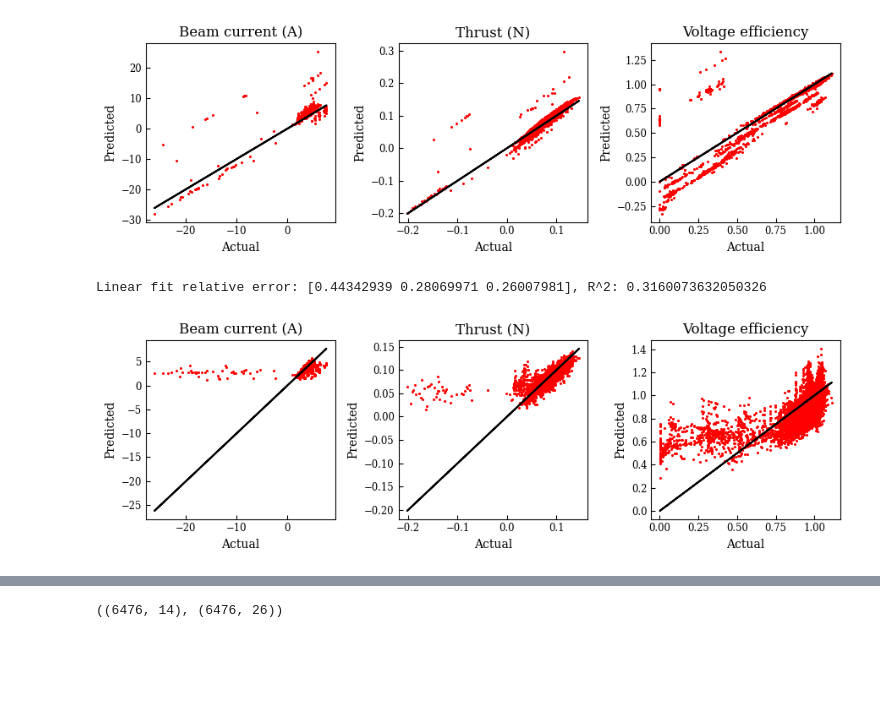
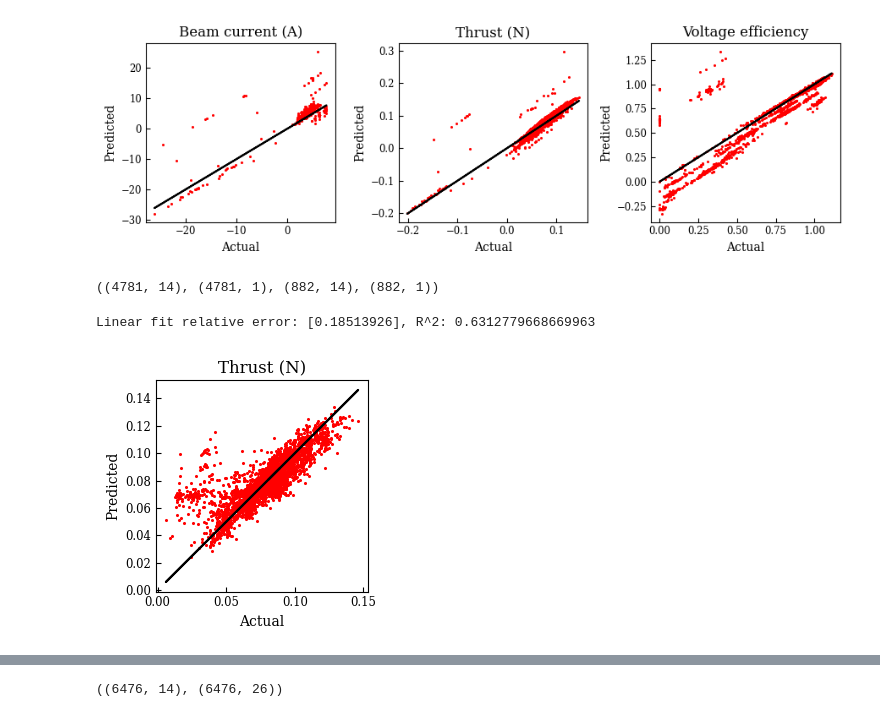
Before and after one commit to JANUS-Institute/HallThrusterPEM, a Jupyter notebook: sandbox/notebook/debug_convergence.ipynb, the cells around one changed output, grey strips where cells are left out. Drawn from its saved outputs; the diff is of its cells as text; code cells hidden in the pictures; blank space fills up the shorter version.

```diff
--- a/sandbox/notebook/debug_convergence.ipynb
+++ b/sandbox/notebook/debug_convergence.ipynb
@@ -14,20 +14,20 @@ from utils import ax_default
 # %%
 # Load the full SystemSurrogate
 save_dir = 'build_2023-07-18T01.48.39'
-root_dir = Path('../surrogates') / save_dir
+root_dir = Path('../../surrogates') / save_dir
 surr = SystemSurrogate.load_from_file(root_dir / 'sys' / 'sys_final.pkl', root_dir=root_dir)
 surr.set_output_dir({'Thruster': None})  # Don't save outputs for testing
-qoi_idx = [1, 2, 3]
+qoi_idx = [2]
 
 # Load training set (just thruster i/o)
-with open(Path('../surrogates') / 'training_set.pkl', 'rb') as fd:
+with open(Path('../../surrogates') / 'training_set.pkl', 'rb') as fd:
     data = pickle.load(fd)
     xtrain = data['x']   # (N, 14)
     ytrain = data['y']   # (N, ydim)
 ytrain = ytrain[:, [i-1 for i in qoi_idx]]
 
 # Load test set (global system i/o)
-with open(Path('../surrogates') / 'test_set.pkl', 'rb') as fd:
+with open(Path('../../surrogates') / 'test_set.pkl', 'rb') as fd:
     data = pickle.load(fd)
     xtest = data['xt']
     ytest = data['yt']
@@ -67,29 +67,51 @@ plt.show()
 # %% [output]
 System surrogate fit R2 values: [0.43854169 0.80840154 0.79202097]. Uniform average: 0.679654732488593
 [figure]
+# %%
+# Filter high pressure and negative thrust cases
+idx = np.where(xtrain[:, 0] < -4)[0]
+xt = xtrain[idx, :]
+yt = ytrain[idx, :]
+idx = np.where(yt[:, 0] > 0)[0]
+xt = xt[idx, :]
+yt = yt[idx, :]
+# %%
+idx = np.where(xtest[:, 0] < -4)[0]
+xt_test = xtest[idx, :]
+yt_test = ytest[idx, :]
+idx = np.where(yt_test[:, 0] > 0)[0]
+xt_test = xt_test[idx, :]
+yt_test = yt_test[idx, :]
+# %%
+xtrain, ytrain = xt, yt
+xtest, ytest = xt_test, yt_test
+xtrain.shape, ytrain.shape, xtest.shape, ytest.shape
+# %% [output]
+((4781, 14), (4781, 1), (882, 14), (882, 1))
 # %%
 # Test scikit-learn regression
 model = Ridge(alpha=0.1)
 model.fit(xtrain, ytrain)
 r2 = model.score(xtrain, ytrain)
 yt_ridge = model.predict(xtest)
 rel_error = np.sqrt(np.mean((ytest - yt_ridge)**2, axis=0)) / np.sqrt(np.mean(ytest**2, axis=0))     # (Nq,)
 print(f'Linear fit relative error: {rel_error}, R^2: {r2}')
 
-fig, ax = plt.subplots(1, len(qoi_idx))
+fig, axs = plt.subplots(1, len(qoi_idx))
 ytrain_ridge = model.predict(xtrain)
-labels = ['Beam current (A)', 'Thrust (N)', 'Voltage efficiency']
+labels = ['Cathode coupling voltage (V)', 'Beam current (A)', 'Thrust (N)', 'Voltage efficiency']
 for i in range(len(qoi_idx)):
-    ax[i].scatter(ytrain[:, i], ytrain_ridge[:, i], c='r', s=1.5)
-    ax[i].plot(ytrain[:, i], ytrain[:, i], '-k')
-    ax[i].set_title(labels[i])
-    ax_default(ax[i], 'Actual', 'Predicted', legend=False)
-fig.set_size_inches(9, 3)
+    ax = axs[i] if len(qoi_idx) > 1 else axs
+    ax.scatter(ytrain[:, i], ytrain_ridge[:, i], c='r', s=1.5)
+    ax.plot(ytrain[:, i], ytrain[:, i], '-k')
+    ax.set_title(labels[qoi_idx[i]])
+    ax_default(ax, 'Actual', 'Predicted', legend=False)
+fig.set_size_inches(3*len(qoi_idx), 3)
 fig.tight_layout()
 plt.show()
 # %% [output]
-Linear fit relative error: [0.44342939 0.28069971 0.26007981], R^2: 0.3160073632050326
+Linear fit relative error: [0.18513926], R^2: 0.6312779668669963
-[figure, old version]
+[figure, new version]
 # %%
 # Test scikit-learn regression
 pipe = Pipeline([('scaler', StandardScaler()),
```
Also changed, not shown: parts of 6 cells of this notebook, 19 other files.
